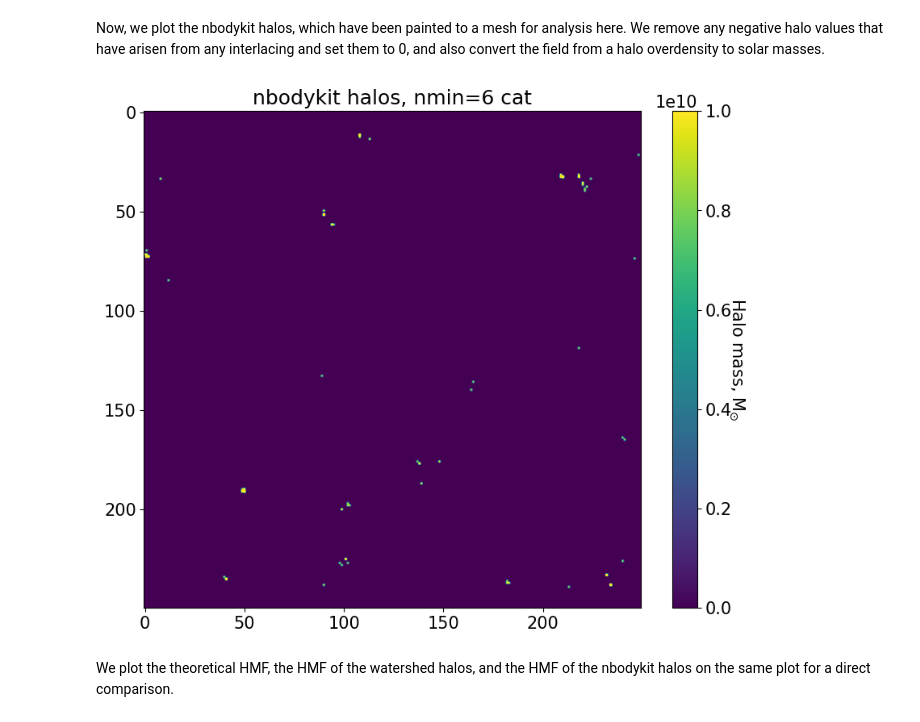
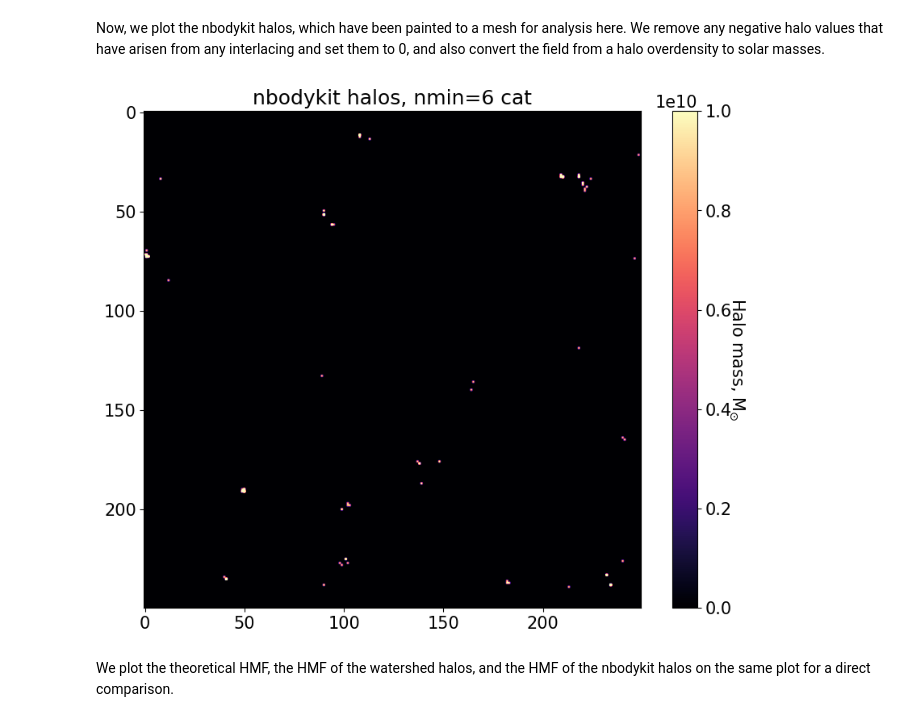
Before and after one commit to raxquax123/postEoR, a Jupyter notebook: halo_testing.ipynb, the cells around one changed output. Drawn from its saved outputs; the diff is of its cells as text; code cells hidden in the pictures.

```diff
--- a/halo_testing.ipynb
+++ b/halo_testing.ipynb
@@ -38,8 +38,7 @@ for i in range(np.shape(nb_halo_pos)[0]):
     nb_halo_field[coord[0], coord[1], coord[2]] += nb_halo_mass[i]
 
 # normalising to the total mass of our sim
-ws_halos *= np.sum(halos) / np.sum(ws_halos)
-nb_halo_field *= np.sum(halos) / np.sum(nb_halo_field)
+nb_halo_field *= np.sum(ws_halos) / np.sum(nb_halo_field)
 
 """nb_halo_field[nb_halo_field < 1e11] = 0
 ws_halos[ws_halos < 1e11] = 0"""
@@ -74,12 +73,12 @@ We remove any negative halo values that have arisen from any interlacing and set
 # %%
 
 plt.rcParams['figure.figsize'] = [10, 8]
-plt.imshow(nb_halo_field[:, :, 10], vmax=1e10)
+plt.imshow(nb_halo_field[:, :, 10], vmax=1e10, cmap='magma')
 plt.title("nbodykit halos, nmin=6 cat")
 cbar = plt.colorbar()
 cbar.set_label("Halo mass, M$_{\odot}$", rotation=270, labelpad = 12)
 # %% [output]
-[figure, old version]
+[figure, new version]
 # %% [markdown]
 We plot the theoretical HMF, the HMF of the watershed halos, and the HMF of the nbodykit halos on the same plot for a direct comparison.
 # %%
```
Also changed, not shown: parts of 1 cell of this notebook, 11 other files.
